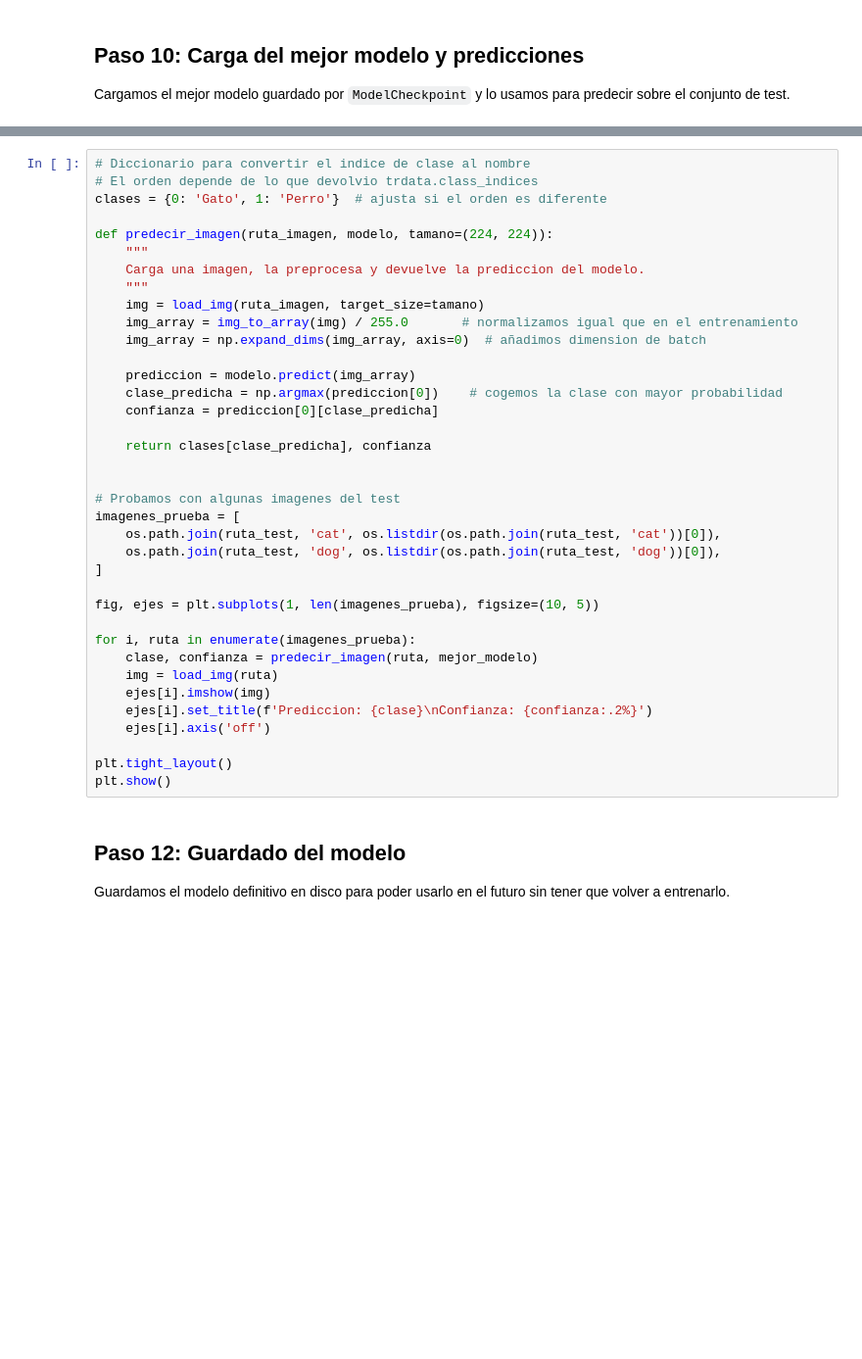
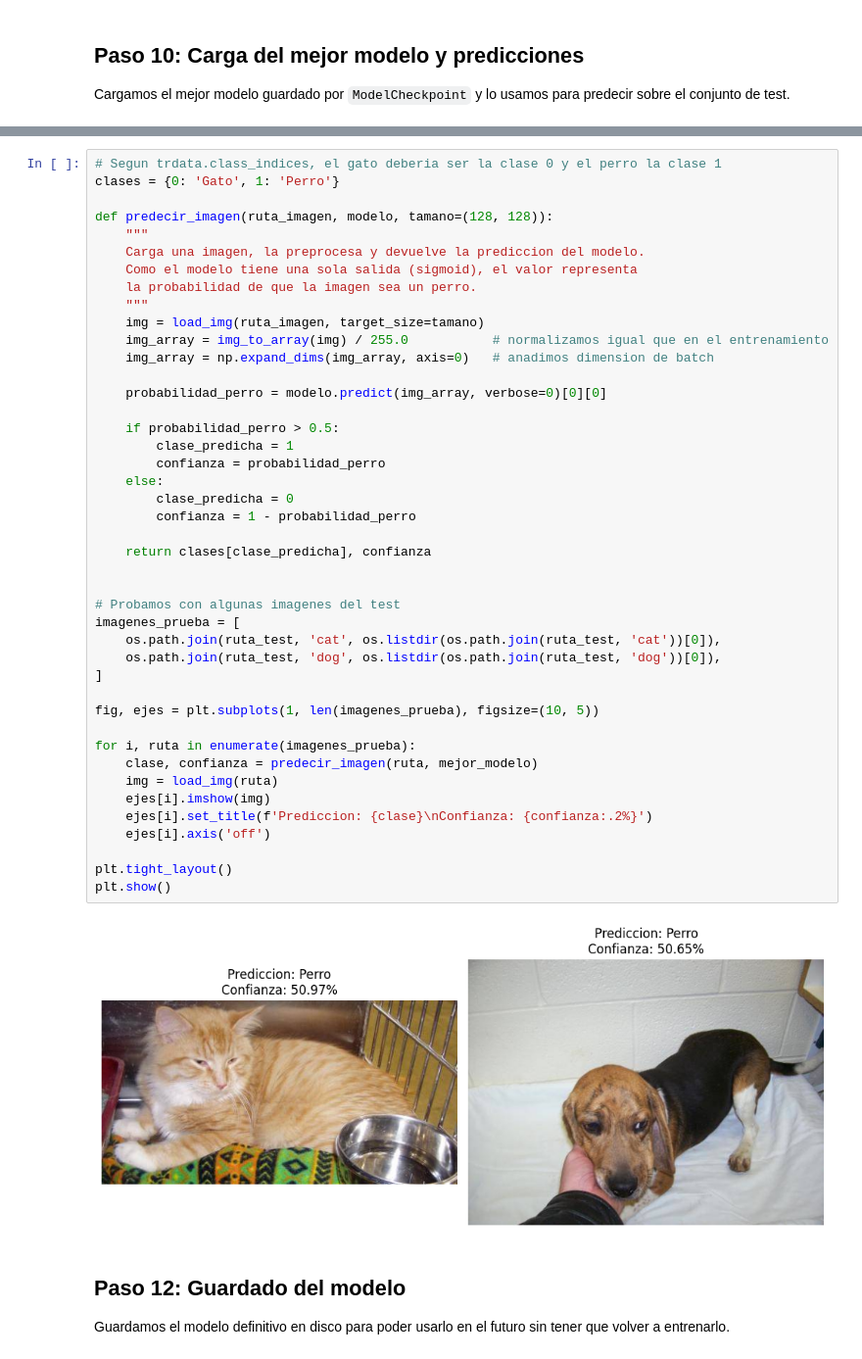
Before and after one commit to 4GeeksAcademy/alejandroantoniogutierrez-intro-ml, a Jupyter notebook: src/11-image-classifier-dogs-vs-cats.ipynb, the cells around one changed output, grey strips where cells are left out. Shown at 98% size. Drawn from its saved outputs; the diff is of its cells as text; blank space fills up the shorter version.

```diff
--- a/src/11-image-classifier-dogs-vs-cats.ipynb
+++ b/src/11-image-classifier-dogs-vs-cats.ipynb
@@ -442,40 +432,48 @@ Probamos el modelo con algunas imagenes concretas para ver como clasifica.
 # %%
-# Diccionario para convertir el indice de clase al nombre
-# El orden depende de lo que devolvio trdata.class_indices
-clases = {0: 'Gato', 1: 'Perro'}  # ajusta si el orden es diferente
+# Segun trdata.class_indices, el gato deberia ser la clase 0 y el perro la clase 1
+clases = {0: 'Gato', 1: 'Perro'}
 
-def predecir_imagen(ruta_imagen, modelo, tamano=(224, 224)):
+def predecir_imagen(ruta_imagen, modelo, tamano=(128, 128)):
     """
     Carga una imagen, la preprocesa y devuelve la prediccion del modelo.
+    Como el modelo tiene una sola salida (sigmoid), el valor representa
+    la probabilidad de que la imagen sea un perro.
     """
     img = load_img(ruta_imagen, target_size=tamano)
-    img_array = img_to_array(img) / 255.0       # normalizamos igual que en el entrenamiento
-    img_array = np.expand_dims(img_array, axis=0)  # añadimos dimension de batch
+    img_array = img_to_array(img) / 255.0           # normalizamos igual que en el entrenamiento
+    img_array = np.expand_dims(img_array, axis=0)   # anadimos dimension de batch
 
-    prediccion = modelo.predict(img_array)
-    clase_predicha = np.argmax(prediccion[0])    # cogemos la clase con mayor probabilidad
-    confianza = prediccion[0][clase_predicha]
+    probabilidad_perro = modelo.predict(img_array, verbose=0)[0][0]
+
+    if probabilidad_perro > 0.5:
+        clase_predicha = 1
+        confianza = probabilidad_perro
+    else:
+        clase_predicha = 0
+        confianza = 1 - probabilidad_perro
 
     return clases[clase_predicha], confianza
 
 
 # Probamos con algunas imagenes del test
 imagenes_prueba = [
     os.path.join(ruta_test, 'cat', os.listdir(os.path.join(ruta_test, 'cat'))[0]),
     os.path.join(ruta_test, 'dog', os.listdir(os.path.join(ruta_test, 'dog'))[0]),
 ]
 
 fig, ejes = plt.subplots(1, len(imagenes_prueba), figsize=(10, 5))
 
 for i, ruta in enumerate(imagenes_prueba):
     clase, confianza = predecir_imagen(ruta, mejor_modelo)
     img = load_img(ruta)
     ejes[i].imshow(img)
     ejes[i].set_title(f'Prediccion: {clase}\nConfianza: {confianza:.2%}')
     ejes[i].axis('off')
 
 plt.tight_layout()
 plt.show()
+# %% [output]
+[figure, added]
 # %% [markdown]
 ## Paso 12: Guardado del modelo
 
```
Also changed, not shown: parts of 20 cells of this notebook, 3 other files.
